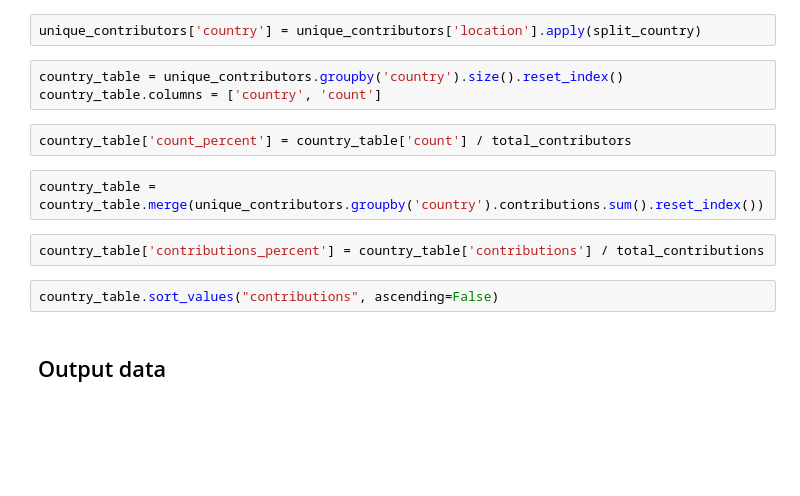
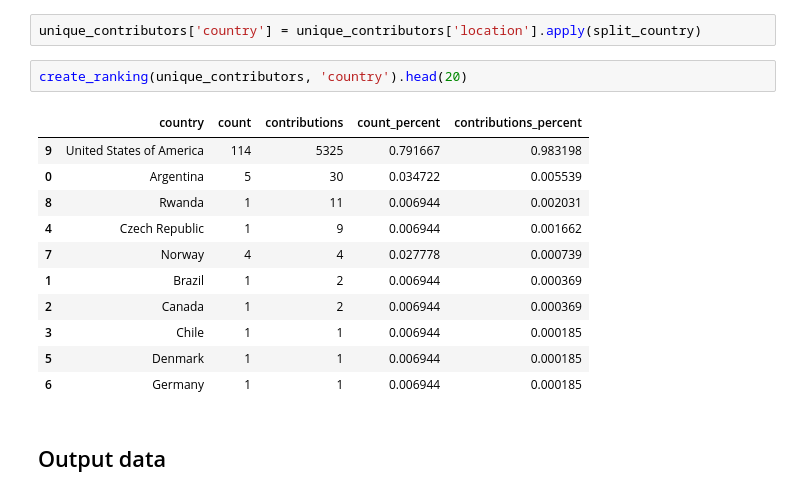
Before and after one commit to palewire/python-calaccess-notebooks, a Jupyter notebook: project-management/contributors.ipynb, the cells around one changed output. Saved outputs shown, nothing was run; the diff lists cells and outputs as text; blank space fills up the shorter version.

```diff
--- a/project-management/contributors.ipynb
+++ b/project-management/contributors.ipynb
@@ -453,17 +420,20 @@ def split_country(val):
             return np.NaN
 # %%
 unique_contributors['country'] = unique_contributors['location'].apply(split_country)
-# %%
-country_table = unique_contributors.groupby('country').size().reset_index()
-country_table.columns = ['country', 'count']
-# %%
-country_table['count_percent'] = country_table['count'] / total_contributors
-# %%
-country_table = country_table.merge(unique_contributors.groupby('country').contributions.sum().reset_index())
-# %%
-country_table['contributions_percent'] = country_table['contributions'] / total_contributions
-# %%
-country_table.sort_values("contributions", ascending=False)
+# %%
+create_ranking(unique_contributors, 'country').head(20)
+# %% [output]
+|  | country | count | contributions | count_percent | contributions_percent |
+| 9 | United States of America | 114 | 5325 | 0.791667 | 0.983198 |
+| 0 | Argentina | 5 | 30 | 0.034722 | 0.005539 |
+| 8 | Rwanda | 1 | 11 | 0.006944 | 0.002031 |
+| 4 | Czech Republic | 1 | 9 | 0.006944 | 0.001662 |
+| 7 | Norway | 4 | 4 | 0.027778 | 0.000739 |
+| 1 | Brazil | 1 | 2 | 0.006944 | 0.000369 |
+| 2 | Canada | 1 | 2 | 0.006944 | 0.000369 |
+| 3 | Chile | 1 | 1 | 0.006944 | 0.000185 |
+| 5 | Denmark | 1 | 1 | 0.006944 | 0.000185 |
+| 6 | Germany | 1 | 1 | 0.006944 | 0.000185 |
 # %% [markdown]
 ## Output data
 # %%
```
Also changed, not shown: parts of 29 cells of this notebook.
